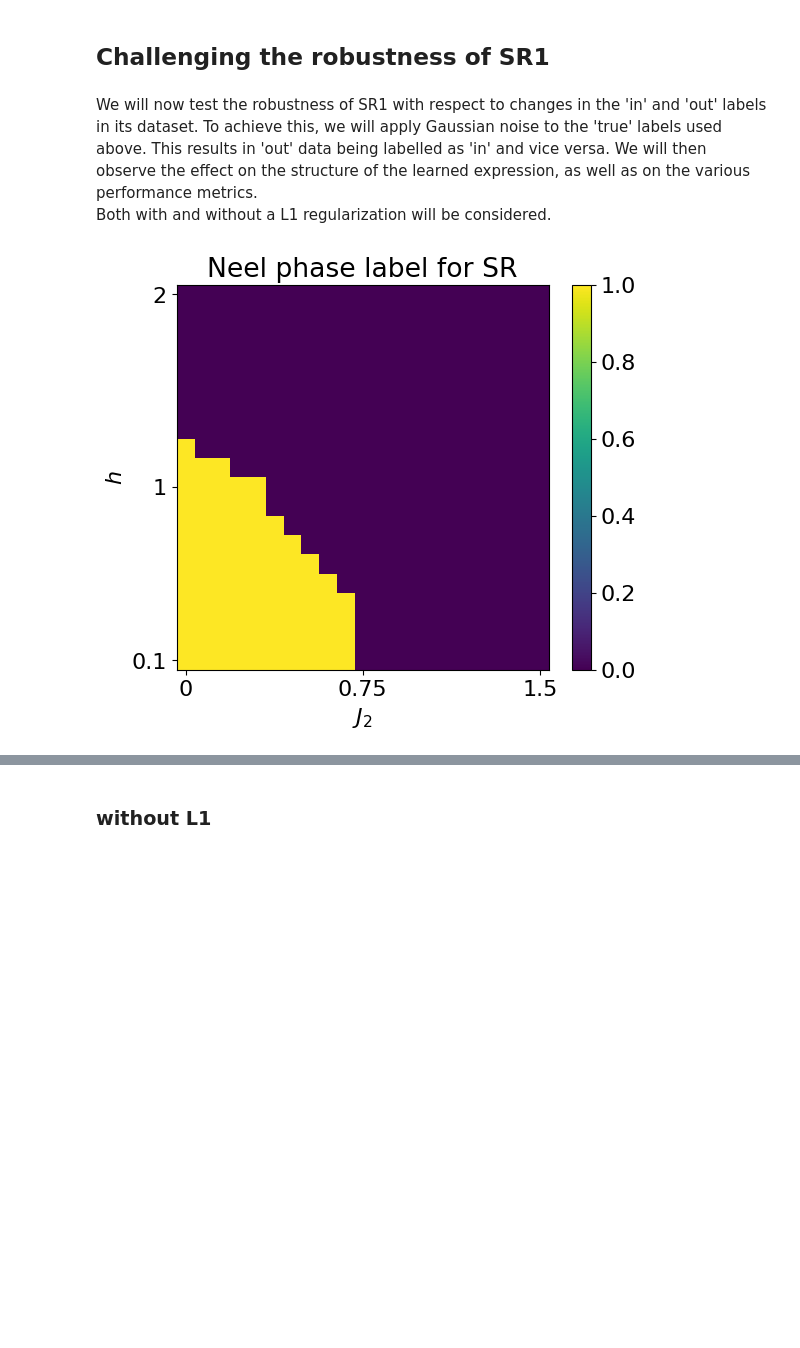
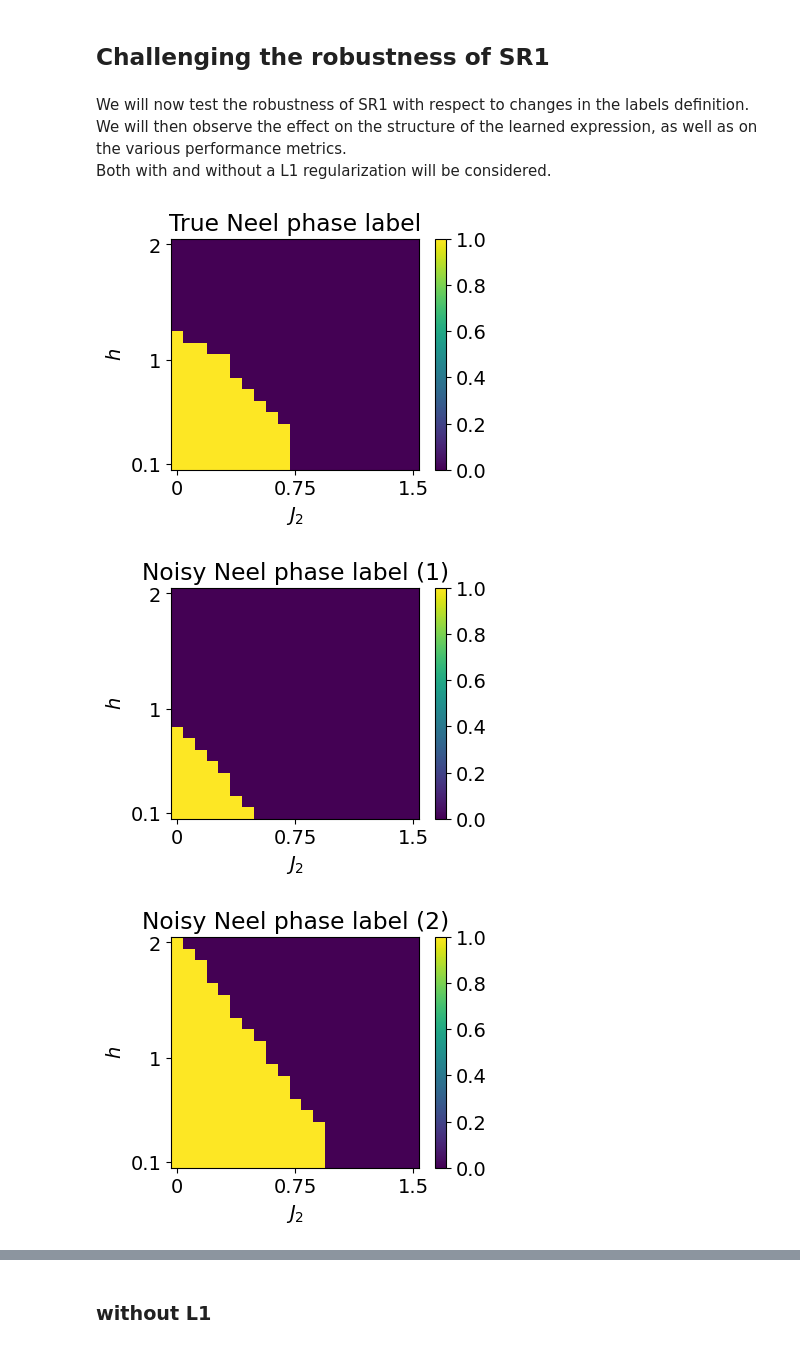
Before and after one commit to qic-ibk/qdisc, a Jupyter notebook: nbs/tutorials/J1J2_tuto2_SR.ipynb, the cells around one changed output, grey strips where cells are left out. Drawn from its saved outputs; the diff is of its cells as text; code cells hidden in the pictures; blank space fills up the shorter version.

Commit message:
new results robustness SR1

```diff
--- a/nbs/tutorials/J1J2_tuto2_SR.ipynb
+++ b/nbs/tutorials/J1J2_tuto2_SR.ipynb
@@ -1026,29 +1026,64 @@ with open('J1J2_data_cpVAE2_QDisc.pkl', 'wb') as f:
 # %% [markdown]
 ## Challenging the robustness of SR1
 # %% [markdown]
-We will now test the robustness of SR1 with respect to changes in the 'in' and 'out' labels in its dataset. To achieve this, we will apply Gaussian noise to the 'true' labels used above. This results in 'out' data being labelled as 'in' and vice versa. We will then observe the effect on the structure of the learned expression, as well as on the various performance metrics.
+We will now test the robustness of SR1 with respect to changes in the labels definition. We will then observe the effect on the structure of the learned expression, as well as on the various performance metrics.
 Both with and without a L1 regularization will be considered.
 # %%
 ## 'True' labels used above ##
 mu0abs = latvar['mu0_abs']
 threshold = 0.5
 cluster_idx_in_neel = jnp.argwhere(mu0abs.transpose()<threshold)
 
 labels_neel = jnp.zeros_like(jnp.mean(dataset.data, axis=(-1,-2)))
 for id in cluster_idx_in_neel:
   labels_neel = labels_neel.at[id[0],id[1]].set(1)
 labels_neel = labels_neel[:10,:].reshape(-1)
 
-plt.rcParams['font.size'] = 16
-plt.figure(figsize=(6,5),dpi=100)
+plt.rcParams['font.size'] = 14
+plt.figure(figsize=(4,3),dpi=100)
 
 plt.imshow(jnp.flipud(mu0abs<threshold), aspect='auto')
 plt.colorbar()
-plt.title(r'Neel phase label for SR')
+plt.title(r'True Neel phase label')
 plt.yticks([0,10,19], ['2', '1', '0.1'])
 plt.xticks([0, 10, 20], ['0', '0.75', '1.5'])
 plt.ylabel(r'$h$')
 plt.xlabel(r'$J_2$')
 plt.show()
+
+
+
+label_neel_noise1 = jnp.zeros((dataset.data.shape[1], dataset.data.shape[0]))
+label_neel_noise2 = jnp.zeros_like(label_neel_noise1)
+label_neel_noise3 = jnp.zeros_like(label_neel_noise1)
+
+
+for i in range(label_neel_noise1.shape[0]):
+    for j in range(label_neel_noise1.shape[1]):
+        if i + 1.2*j < 8:
+            label_neel_noise1 = label_neel_noise1.at[i,j].set(1)
+        if i + 1.4*j < 20 and j<13:
+            label_neel_noise2 = label_neel_noise2.at[i,j].set(1)
+        if j<4:
+            label_neel_noise3 = label_neel_noise3.at[i,j].set(1)
+
+
+all_noise_label = [label_neel_noise1.T, label_neel_noise2.T, label_neel_noise3.T]
+
+for i,l in enumerate(all_noise_label):
+
+        plt.rcParams['font.size'] = 14
+        plt.figure(figsize=(4,3),dpi=100)
+
+        plt.imshow(jnp.rot90(l), aspect='auto')
+        plt.colorbar()
+        plt.title(r'Noisy Neel phase label ({})'.format(i+1))
+        plt.yticks([0,10,19], ['2', '1', '0.1'])
+        plt.xticks([0, 10, 20], ['0', '0.75', '1.5'])
+        plt.ylabel(r'$h$')
+        plt.xlabel(r'$J_2$')
+        plt.show()
 # %% [output]
-[figure, old version]
+[figure, new version]
+[figure, added]
+[figure, added]
```
Also changed, not shown: parts of 12 cells of this notebook, 5 other files.
